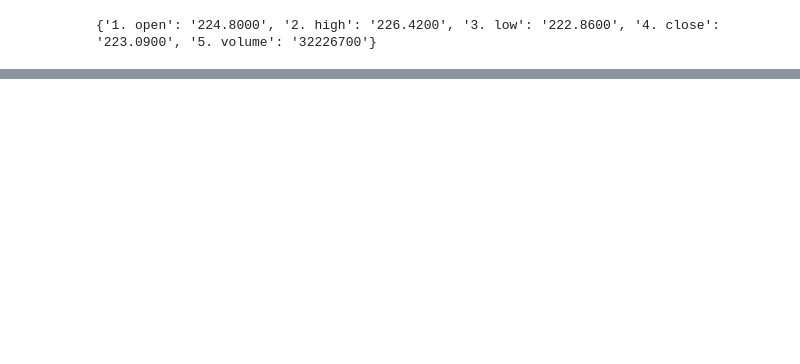
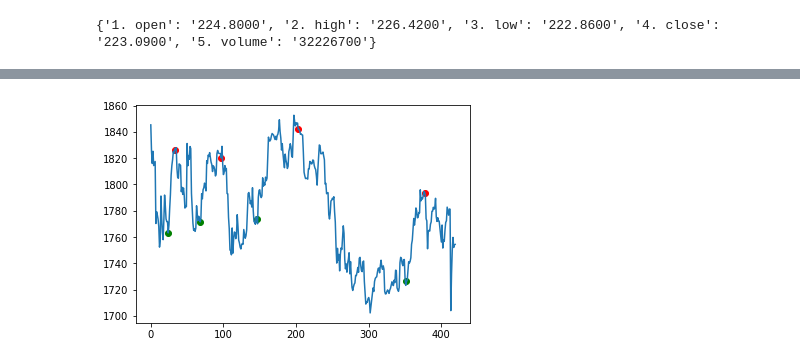
Before and after one commit to krishansubudhi/IntelligentBroker, a Jupyter notebook: GetData.ipynb, the cells around one changed output, grey strips where cells are left out. Drawn from its saved outputs; the diff is of its cells as text; code cells hidden in the pictures; blank space fills up the shorter version.

Commit message:
Truncate and Correct function implemented

```diff
--- a/GetData.ipynb
+++ b/GetData.ipynb
@@ -97,0 +76,25 @@ math.*?
+# %%
+def truncate(values,mins,maxs,factor= 3):
+    values = np.array(values)
+    global_max = np.max(values)
+    global_min = np.min(values)
+    #print(global_max,global_min)
+    diff = global_max - global_min
+    #print(diff)
+
+    new_mins=[]
+    new_maxs=[]
+    for n,x in zip(mins,maxs):
+        if values[x]-values[n]>diff/factor:
+            new_mins.append(n)
+            new_maxs.append(x)
+        else:
+            if len(new_maxs)>0 and values[x]>values[new_maxs[-1]]:
+                new_maxs[-1] = x
+    return new_mins,new_maxs
+# %%
+new_mins,new_maxs = truncate(smoothed,mins,maxs,5)
+# %%
+plot_together(values,new_mins,new_maxs)
+# %% [output]
+[figure, added]
```
Also changed, not shown: parts of 14 cells of this notebook.
